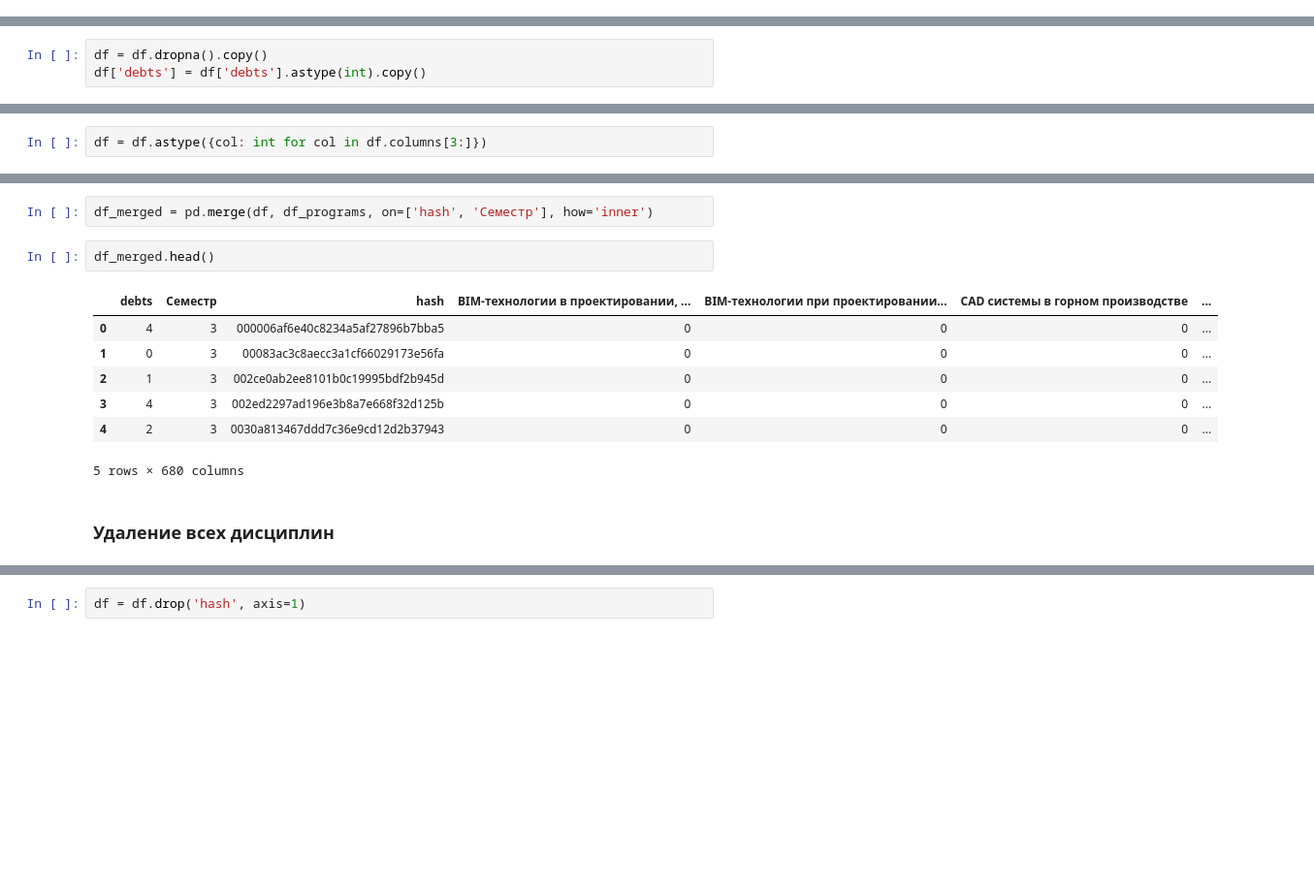
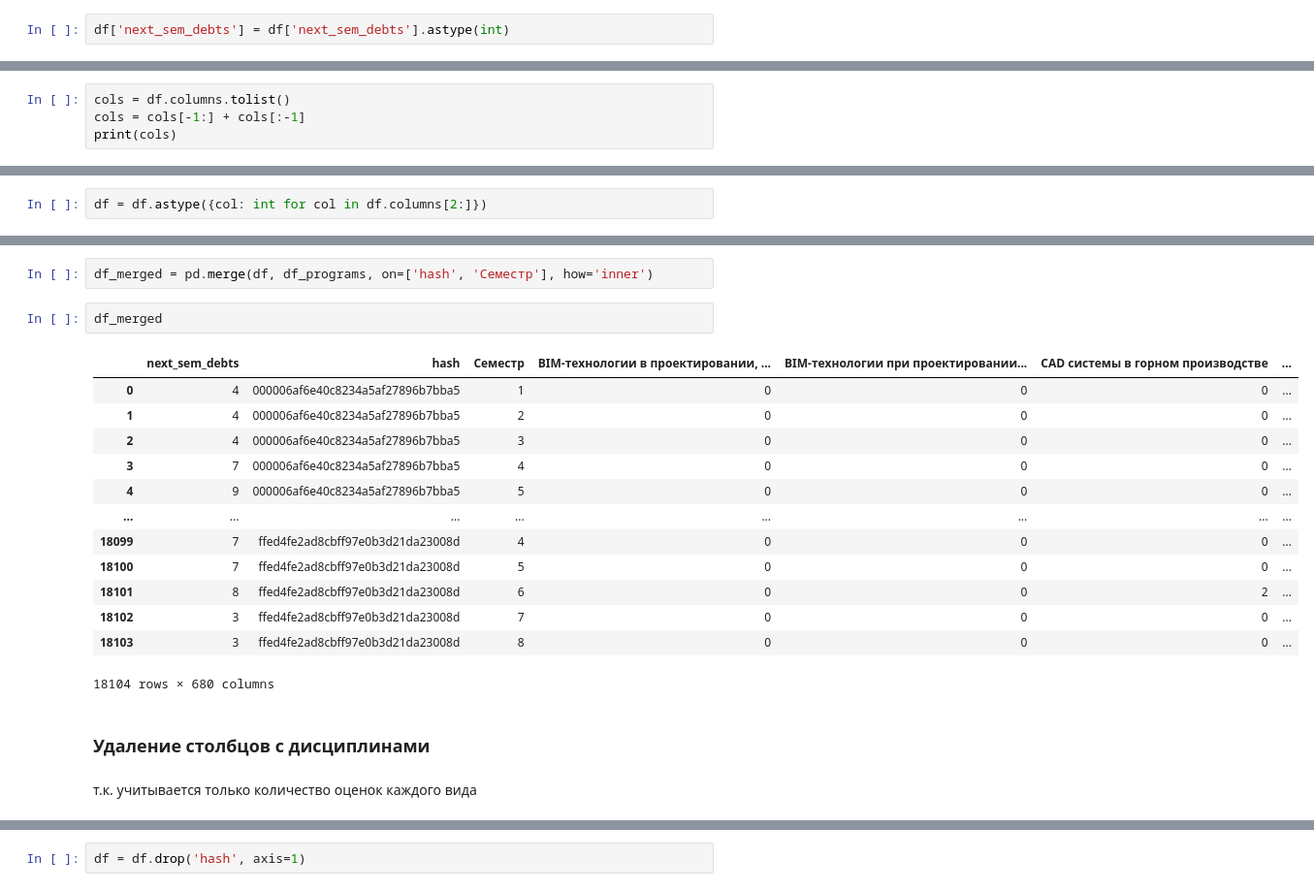
Before and after one commit to MatveyMakhrov/scoring-of-university-students, a Jupyter notebook: notebooks/scoring_on_num.ipynb, the cells around one changed output, grey strips where cells are left out. Shown at 97% size. Drawn from its saved outputs; the diff is of its cells as text; blank space fills up the shorter version.

```diff
--- a/notebooks/scoring_on_num.ipynb
+++ b/notebooks/scoring_on_num.ipynb
@@ -222,3 +245,5 @@ df['Семестр'] = 3 # необходимый столбец для испо
+# %%
+df['next_sem_debts'] = df['next_sem_debts'].astype(int)
 # %%
 df
 # %% [output]
@@ -238,3 +262,0 @@ df
-# %%
-df = df.dropna().copy()
-df['debts'] = df['debts'].astype(int).copy()
@@ -307,0 +291,4 @@ df.head()
+# %%
+cols = df.columns.tolist()
+cols = cols[-1:] + cols[:-1]
+print(cols)
@@ -320,6 +311,6 @@ df.head(3)
 3 rows × 661 columns
 # %%
-df = df.astype({col: int for col in df.columns[3:]})
+df = df.astype({col: int for col in df.columns[2:]})
 # %%
 df.head(3)
 # %% [output]
@@ -339,17 +330,25 @@ df_programs.head(1)
 # %%
 df_merged = pd.merge(df, df_programs, on=['hash', 'Семестр'], how='inner')
 # %%
-df_merged.head()
+df_merged
 # %% [output]
-|  | debts | Семестр | hash | BIM-технологии в проектировании, ... | BIM-технологии при проектировании... | CAD системы в горном производстве | ... |
-| 0 | 4 | 3 | 000006af6e40c8234a5af27896b7bba5 | 0 | 0 | 0 | ... |
-| 1 | 0 | 3 | 00083ac3c8aecc3a1cf66029173e56fa | 0 | 0 | 0 | ... |
-| 2 | 1 | 3 | 002ce0ab2ee8101b0c19995bdf2b945d | 0 | 0 | 0 | ... |
-| 3 | 4 | 3 | 002ed2297ad196e3b8a7e668f32d125b | 0 | 0 | 0 | ... |
-| 4 | 2 | 3 | 0030a813467ddd7c36e9cd12d2b37943 | 0 | 0 | 0 | ... |
+|  | next_sem_debts | hash | Семестр | BIM-технологии в проектировании, ... | BIM-технологии при проектировании... | CAD системы в горном производстве | ... |
+| 0 | 4 | 000006af6e40c8234a5af27896b7bba5 | 1 | 0 | 0 | 0 | ... |
+| 1 | 4 | 000006af6e40c8234a5af27896b7bba5 | 2 | 0 | 0 | 0 | ... |
+| 2 | 4 | 000006af6e40c8234a5af27896b7bba5 | 3 | 0 | 0 | 0 | ... |
+| 3 | 7 | 000006af6e40c8234a5af27896b7bba5 | 4 | 0 | 0 | 0 | ... |
+| 4 | 9 | 000006af6e40c8234a5af27896b7bba5 | 5 | 0 | 0 | 0 | ... |
+| ... | ... | ... | ... | ... | ... | ... | ... |
+| 18099 | 7 | ffed4fe2ad8cbff97e0b3d21da23008d | 4 | 0 | 0 | 0 | ... |
+| 18100 | 7 | ffed4fe2ad8cbff97e0b3d21da23008d | 5 | 0 | 0 | 0 | ... |
+| 18101 | 8 | ffed4fe2ad8cbff97e0b3d21da23008d | 6 | 0 | 0 | 2 | ... |
+| 18102 | 3 | ffed4fe2ad8cbff97e0b3d21da23008d | 7 | 0 | 0 | 0 | ... |
+| 18103 | 3 | ffed4fe2ad8cbff97e0b3d21da23008d | 8 | 0 | 0 | 0 | ... |
-5 rows × 680 columns
+18104 rows × 680 columns
-# %% [markdown]
-### Удаление всех дисциплин
+# %% [markdown]
+### Удаление столбцов с дисциплинами
+# %% [markdown]
+т.к. учитывается только количество оценок каждого вида
 # %%
 column_list = df_merged.columns.to_list()
 column_list = column_list[:3] + column_list[-19:]
```
Also changed, not shown: parts of 68 cells of this notebook.
